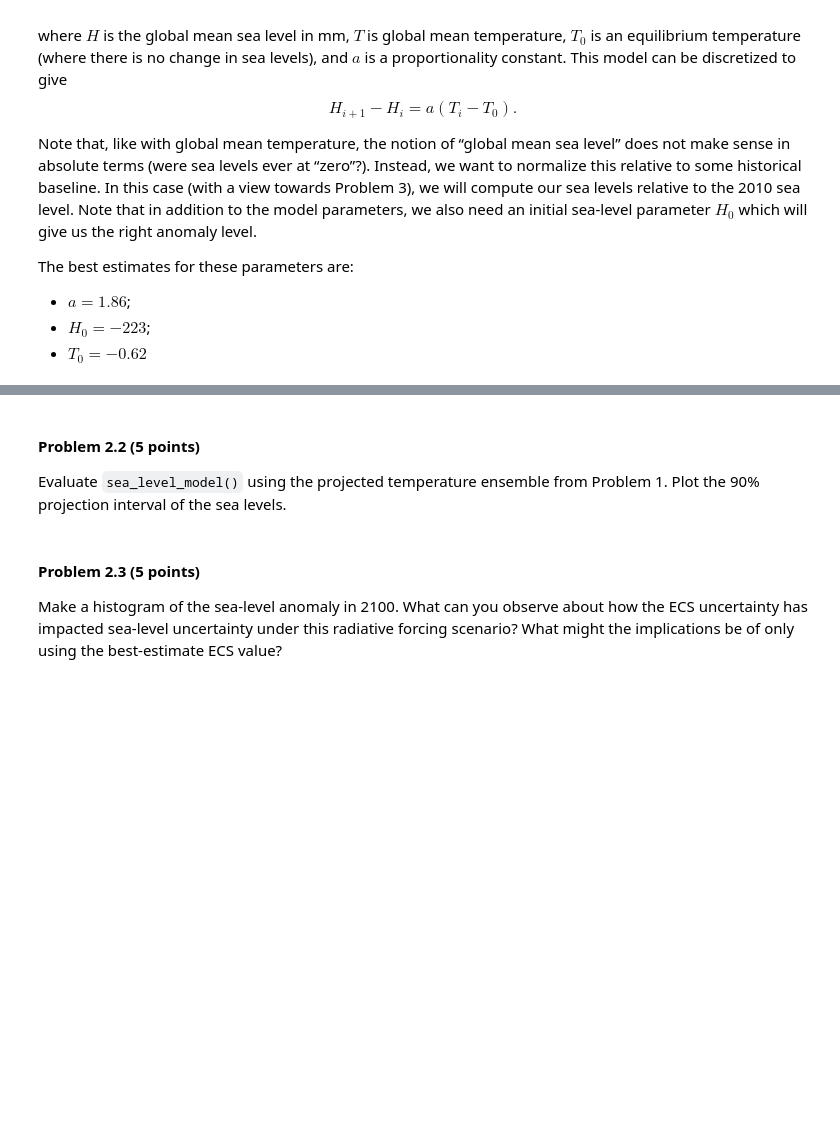
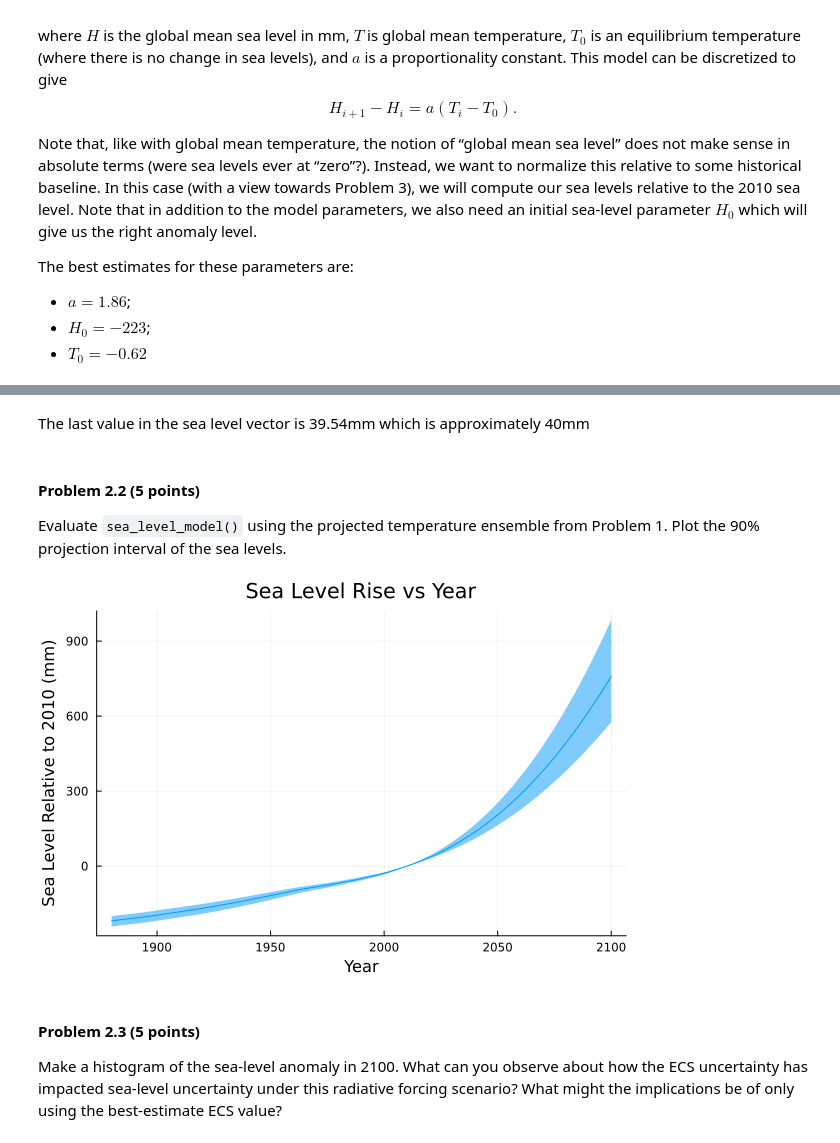
Before and after one commit to BEE4750-FA23/hw3-jrmarcuse, a Jupyter notebook: hw03.ipynb, the cells around one changed output, grey strips where cells are left out. Saved outputs shown, nothing was run; the diff lists cells and outputs as text; code cells hidden in the pictures; blank space fills up the shorter version.

```diff
--- a/hw03.ipynb
+++ b/hw03.ipynb
@@ -293,3 +286,24 @@ historical_temps = historical_temp_data[temp_bds[1]:end, 2]
   1.3115970476190477
   1.1506591476190478
   1.1896871476190476
+# %%
+#function tocalculate sea level rise relative to 2010 levels in mm
+    #temp_vec is a vector of all temperature data normalized, H_0 is the global mean sea level in mm,
+    #T is global mean temperature, T_0 is an equilibrium temperature, a is a proportionality constant,
+    # and index_2010 is the index in the temp_vec that is the year 2010
+function sea_level_model(temp_vec,a,H_0,T_0,index_2010)
+    #initialize sea level vector
+    sea_lvl_vec = zeros(length(temp_vec));
+
+    #add first term in vector so that the rest can be looped
+    sea_lvl_vec[1]= a*(temp_vec[1]-T_0)+H_0;
+
+    #write discretized sea level function
+    for i = 2:length(temp_vec)
+        sea_lvl_vec[i] = a*(temp_vec[i]-T_0)+sea_lvl_vec[i-1];
+    end
+    #renormalize to output in 2010
+    norm = sea_lvl_vec[index_2010]
+    sea_lvl_vec .-= norm
+    return sea_lvl_vec
+end
@@ -296,8 +332,27 @@ historical_temps = historical_temp_data[temp_bds[1]:end, 2]
+# %% [markdown]
+The last value in the sea level vector is 39.54mm which is approximately 40mm
 # %% [markdown]
 #### Problem 2.2 (5 points)
 
 Evaluate `sea_level_model()` using the projected temperature ensemble
 from Problem 1. Plot the 90% projection interval of the sea levels.
+# %%
+#Normalize temps based on the mean of 1880 to 1900
+LB_Temps = LB_GAT .-= mean(LB_GAT[1:20]);
+Median_Temps = median_GAT .-= mean(median_GAT[1:20]);
+UB_Temps = UB_GAT .-= mean(UB_GAT[1:20]);
+
+LB_Sea = sea_level_model(LB_Temps,1.86,-223,-0.62,131)
+Median_Sea = sea_level_model(Median_Temps,1.86,-223,-0.62,131)
+UB_Sea = sea_level_model(UB_Temps,1.86,-223,-0.62,131)
+
+#x-value years will go from 1900 to 2100 now instead of 1880 to 2100
+xvalues = 1880:2100
+
+plot(xvalues,Median_Sea, ribbon =(Median_Sea-LB_Sea, UB_Sea-Median_Sea),legend=false,
+xlabel="Year",ylabel="Sea Level Relative to 2010 (mm)",title="Sea Level Rise vs Year")
+# %% [output]
+[figure, added]
 # %% [markdown]
 #### Problem 2.3 (5 points)
 
```
Also changed, not shown: parts of 11 cells of this notebook.
